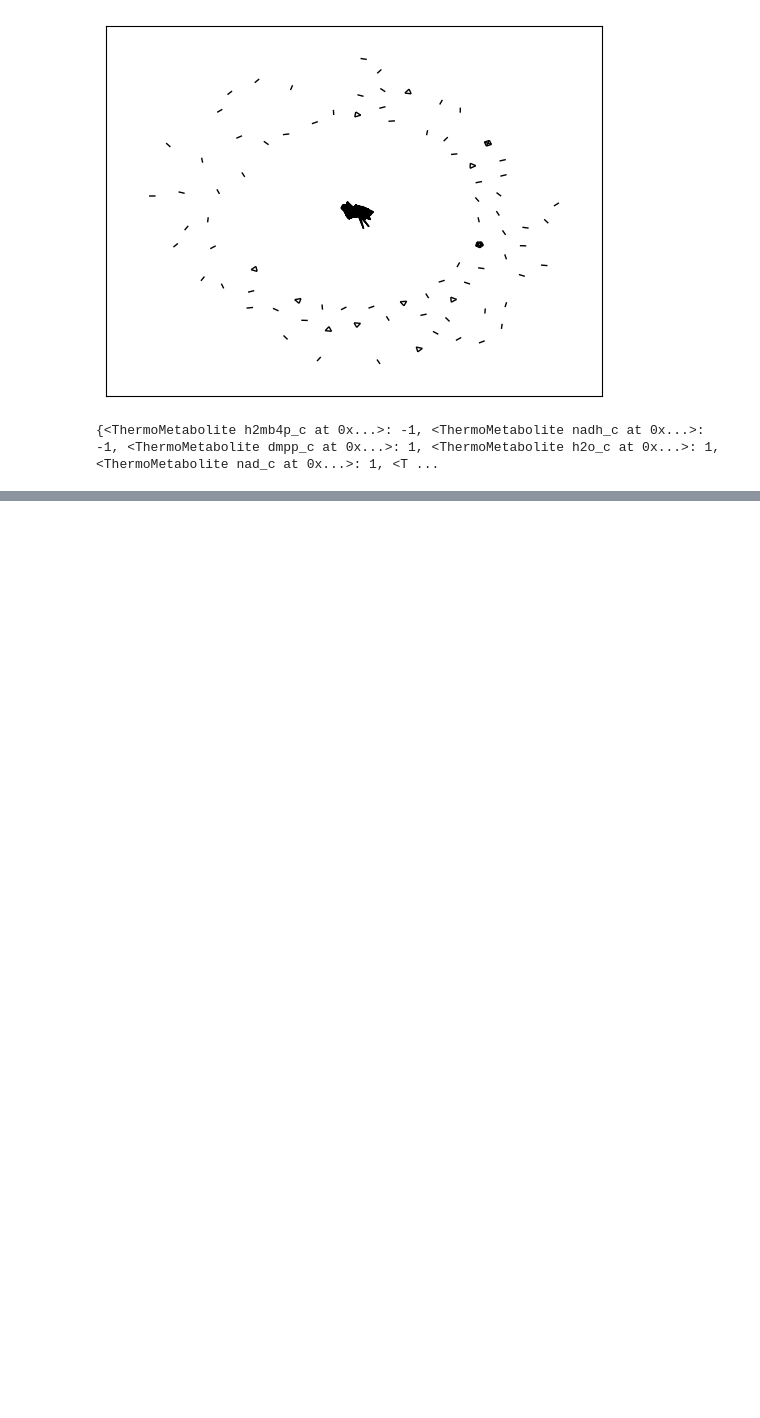
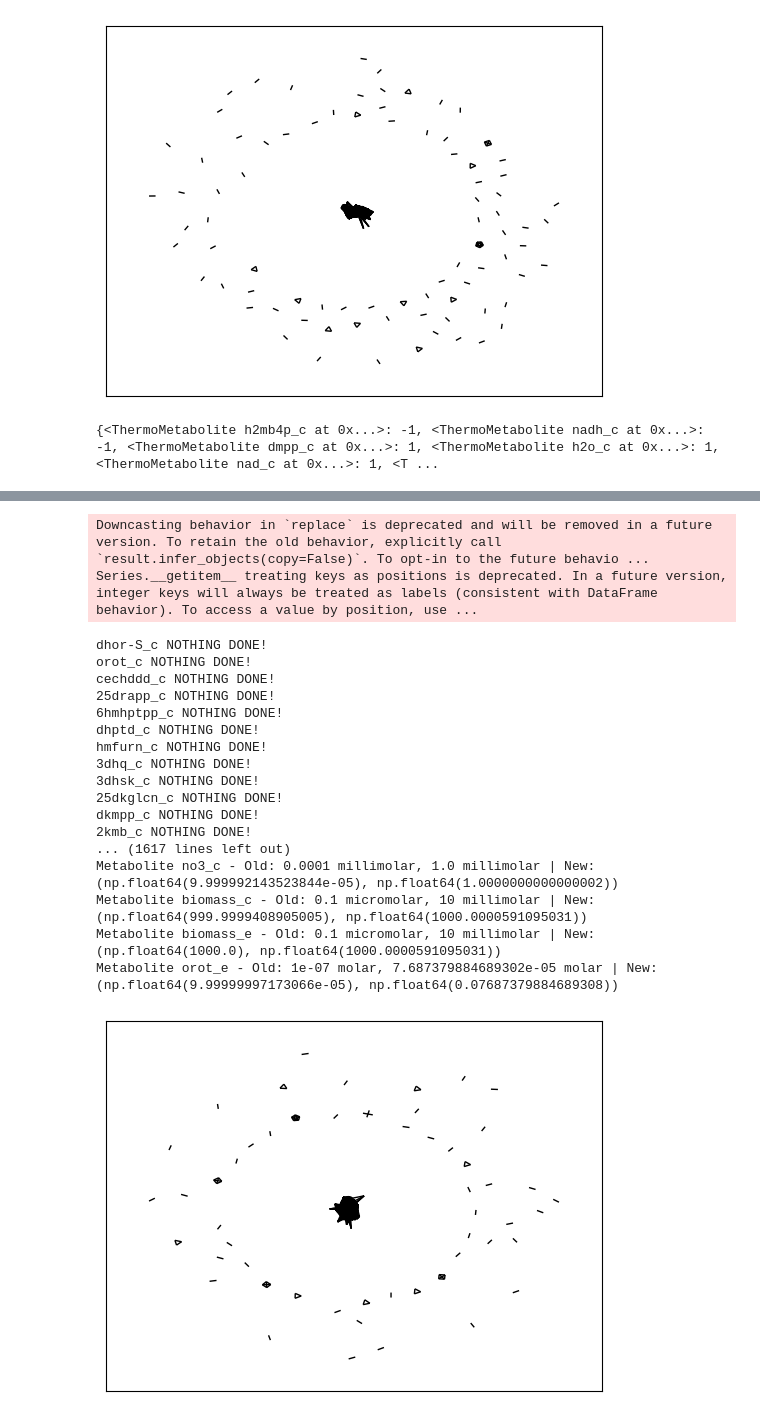
Before and after one commit to lasillje/MSC-Thermo, a Jupyter notebook: analysis_reduction.ipynb, the cells around one changed output, grey strips where cells are left out. Drawn from its saved outputs; the diff is of its cells as text; code cells hidden in the pictures; blank space fills up the shorter version.

```diff
--- a/analysis_reduction.ipynb
+++ b/analysis_reduction.ipynb
@@ -582,0 +1366,3 @@ print(len(iis[3]))
+# %%
+tmodel = gen_model_new(CONDITIONS_TO_REGRESS[0], True, flux_limit=33)
+# %% [output]
@@ -582,0 +1386,20 @@ print(len(iis[3]))
+Downcasting behavior in `replace` is deprecated and will be removed in a future version. To retain the old behavior, explicitly call `result.infer_objects(copy=False)`. To opt-in to the future behavio ...
+Series.__getitem__ treating keys as positions is deprecated. In a future version, integer keys will always be treated as labels (consistent with DataFrame behavior). To access a value by position, use ...
+dhor-S_c NOTHING DONE!
+orot_c NOTHING DONE!
+cechddd_c NOTHING DONE!
+25drapp_c NOTHING DONE!
+6hmhptpp_c NOTHING DONE!
+dhptd_c NOTHING DONE!
+hmfurn_c NOTHING DONE!
+3dhq_c NOTHING DONE!
+3dhsk_c NOTHING DONE!
+25dkglcn_c NOTHING DONE!
+dkmpp_c NOTHING DONE!
+2kmb_c NOTHING DONE!
+... (1617 lines left out)
+Metabolite no3_c - Old: 0.0001 millimolar, 1.0 millimolar | New: (np.float64(9.999992143523844e-05), np.float64(1.0000000000000002))
+Metabolite biomass_c - Old: 0.1 micromolar, 10 millimolar | New: (np.float64(999.9999408905005), np.float64(1000.0000591095031))
+Metabolite biomass_e - Old: 0.1 micromolar, 10 millimolar | New: (np.float64(1000.0), np.float64(1000.0000591095031))
+Metabolite orot_e - Old: 1e-07 molar, 7.687379884689302e-05 molar | New: (np.float64(9.99999997173066e-05), np.float64(0.07687379884689308))
+[figure, added]
```
Also changed, not shown: parts of 77 cells of this notebook, 6 other files.
